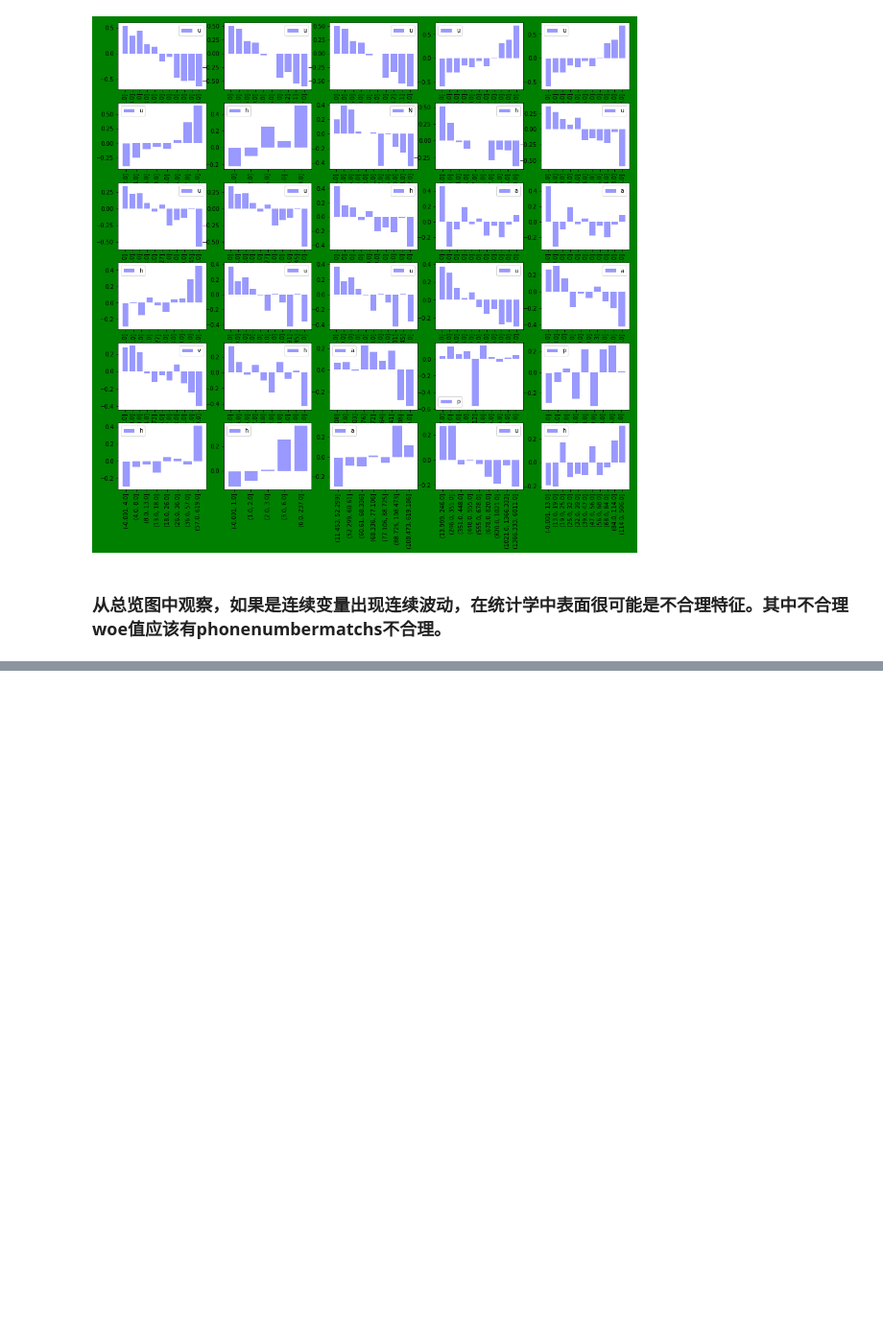
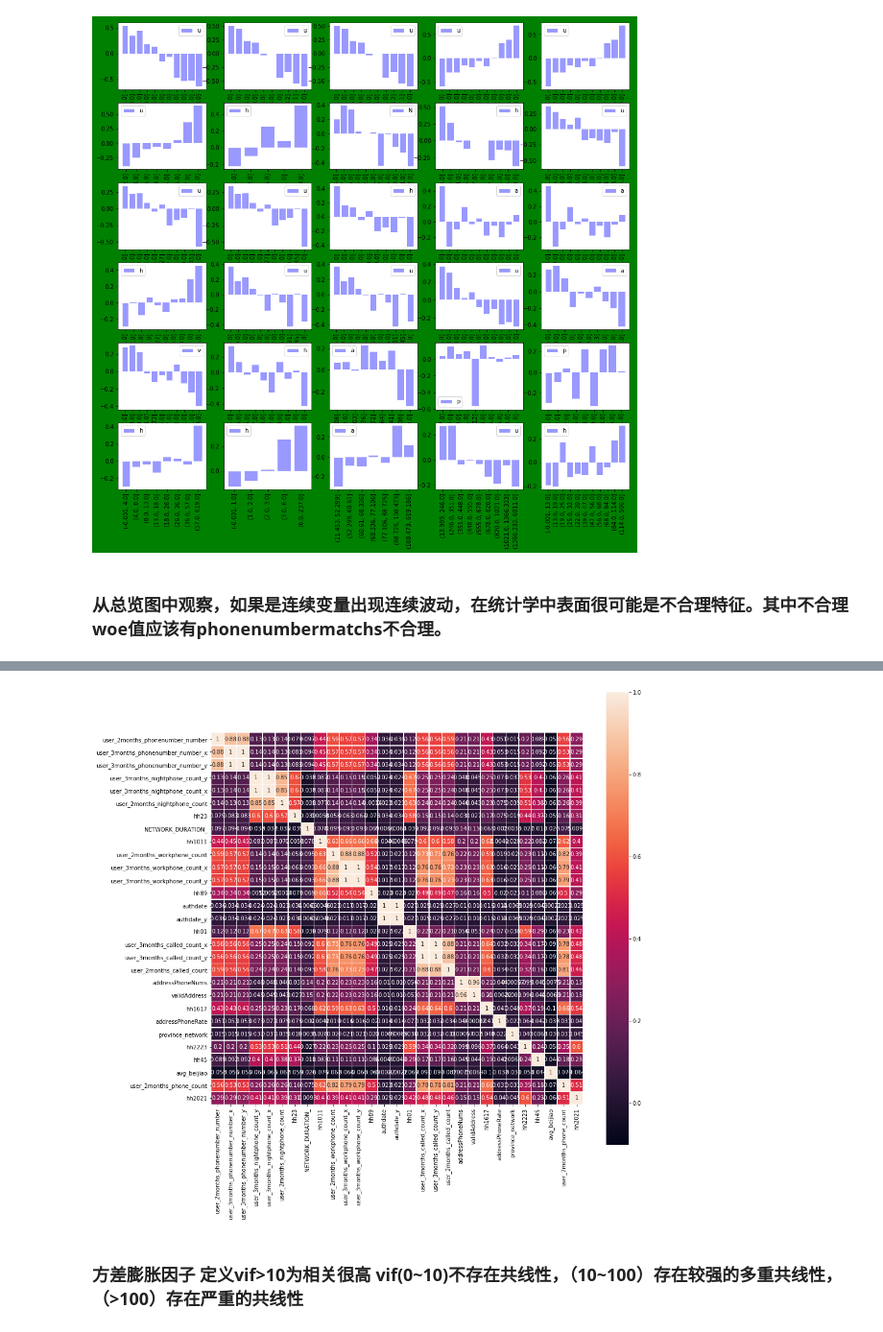
Before and after one commit to abeltowne/Machine-DeeP-Learning, a Jupyter notebook: 神经网络.ipynb, the cells around one changed output, grey strips where cells are left out. Shown at 96% size. Drawn from its saved outputs; the diff is of its cells as text; code cells hidden in the pictures; blank space fills up the shorter version.

```diff
--- a/神经网络.ipynb
+++ b/神经网络.ipynb
@@ -434,0 +476,25 @@ plt.show()
+# %%
+trainFiaData = []
+trainFiaData_column=[]
+trainFiaData_cutN=[]
+n=0
+i_temp=1
+for index, row in woeDataFrameSorted.iterrows():
+    if(i_temp>30):
+        break
+    trainFiaData_column +=[row["params"]]
+    if (i_temp!=20):
+        trainFiaData_cutN +=[row["IV_cutN"]]
+    i_temp +=1
+trainFiaData_column.remove("phoneNumMatchs")
+trainFiaData =finalData[trainFiaData_column]
+# %%
+import seaborn as sns
+f,ax = plt.subplots(figsize =(15,15))
+cmap = sns.diverging_palette(220,10,as_cmap=True)
+sns.heatmap(trainFiaData.corr(method="kendall"),square=True, linewidths=.3, annot=True)
+plt.show()
+# %% [output]
+[figure, added]
+# %% [markdown]
+### 方差膨胀因子 定义vif>10为相关很高 vif(0~10)不存在共线性，（10~100）存在较强的多重共线性，（>100）存在严重的共线性
```
Also changed, not shown: parts of 28 cells of this notebook.
